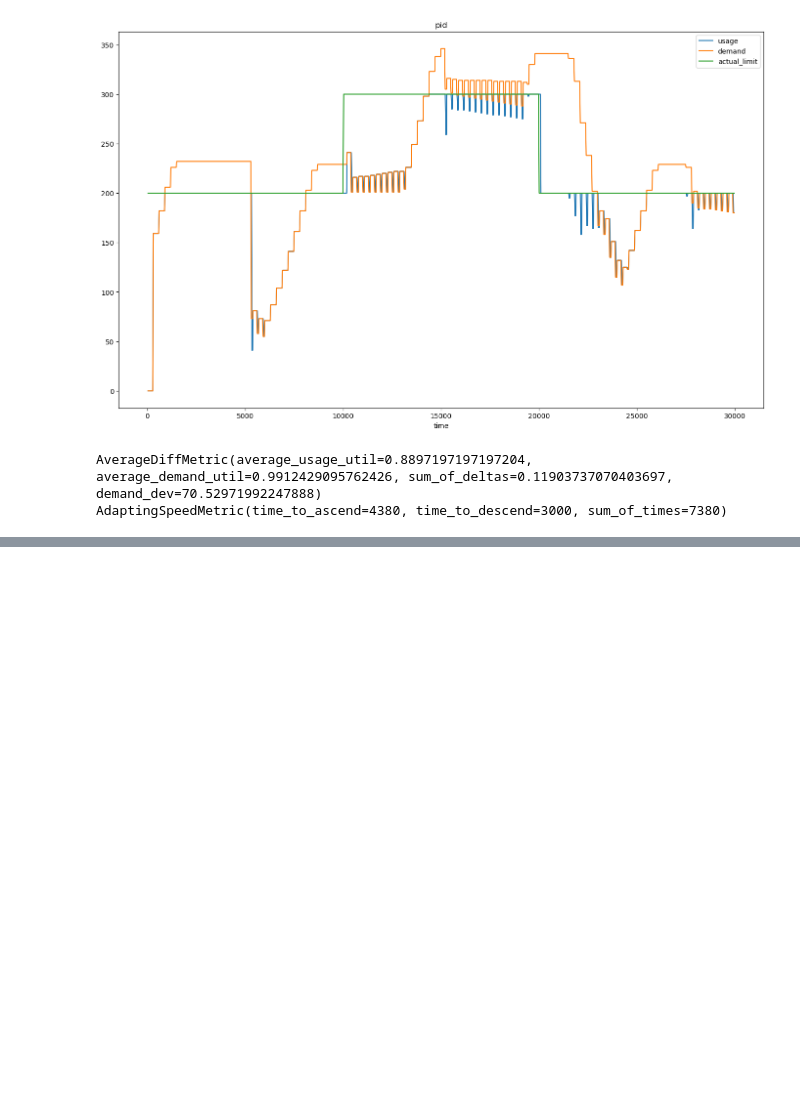
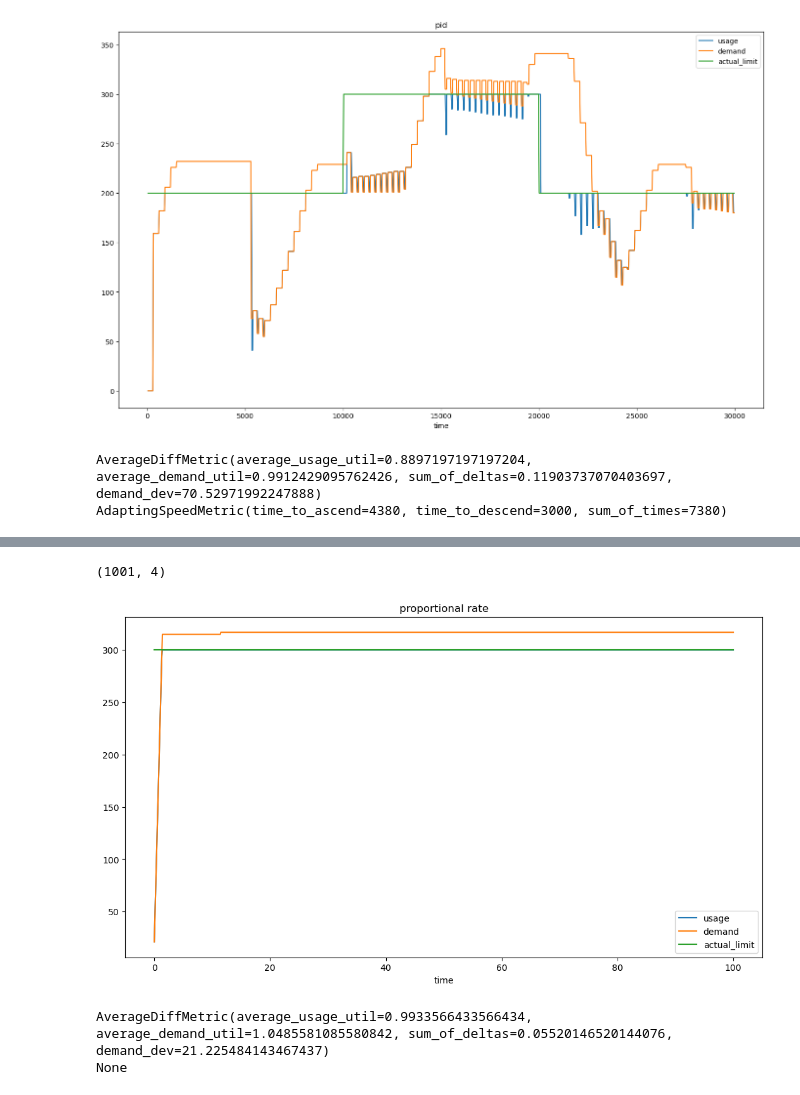
Before and after one commit to sancho20021/diploma-code, a Jupyter notebook: pid_simulation/plotting/Untitled.ipynb, the cells around one changed output, grey strips where cells are left out. Saved outputs shown, nothing was run; the diff lists cells and outputs as text; code cells hidden in the pictures; blank space fills up the shorter version.

```diff
--- a/pid_simulation/plotting/Untitled.ipynb
+++ b/pid_simulation/plotting/Untitled.ipynb
@@ -148,0 +187,21 @@ AdaptingSpeedMetric(time_to_ascend=4380, time_to_descend=3000, sum_of_times=7380
+# %%
+# task_size = 1
+# task_duration = 10
+# step = 21
+# optimistic_delta = 0.05
+
+# def gen_task() -> Task:
+#     return Task(task_size, task_duration)
+
+# test_on_constant_configurable(launcher_period=0.1,
+#                               capacity=300, logged_points=1000,
+#                               simulated_duration=100, queue_maintainer_period=0.1,
+#                               gen_task=gen_task,
+#                               launcher=p_launcher, output_file='logs/comparison/p.json')
+
+plot('proportional rate', '../demo_scripts/logs/comparison/p_21.json')
+# %% [output]
+(1001, 4)
+[figure, added]
+AverageDiffMetric(average_usage_util=0.9933566433566434, average_demand_util=1.0485581085580842, sum_of_deltas=0.05520146520144076, demand_dev=21.225484143467437)
+None
```
Also changed, not shown: parts of 11 cells of this notebook, 13 other files.
